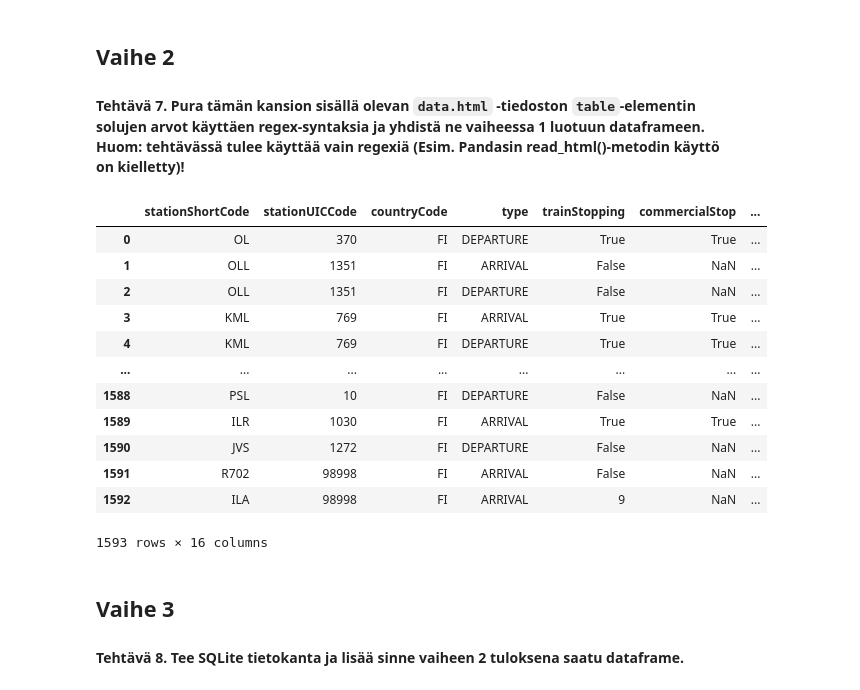
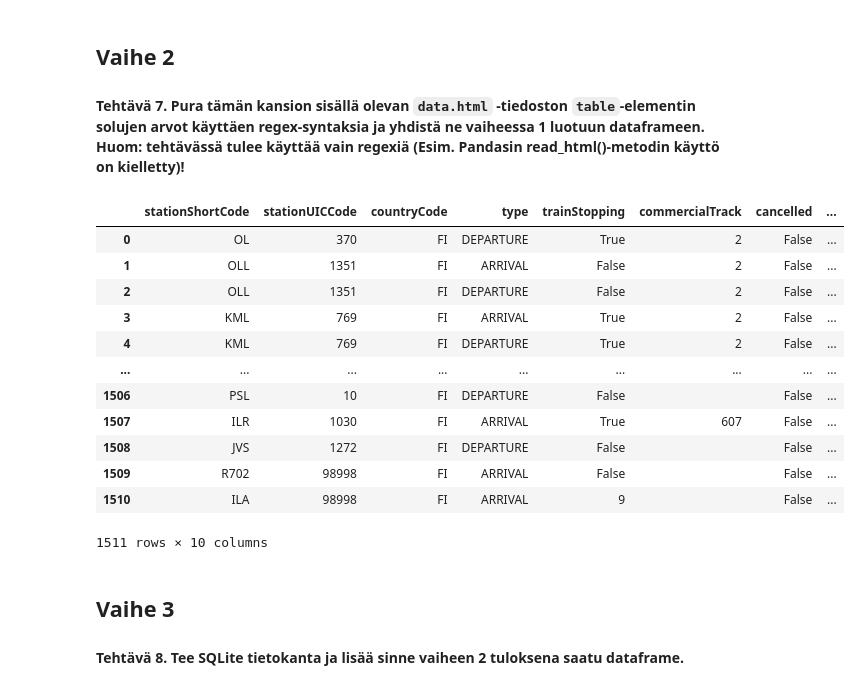
Before and after one commit to sannikattilakoski/datan-esikasittely, a Jupyter notebook: harjoitustyo/harjoitustyo.ipynb, the cells around one changed output. Cells and saved outputs as stored; diff of their text form; code cells hidden in the pictures.

```diff
--- a/harjoitustyo/harjoitustyo.ipynb
+++ b/harjoitustyo/harjoitustyo.ipynb
@@ -64,8 +63,2 @@ train_df
 # %% [markdown]
 #### Tehtävä 3. Poista kaikki muut sarakkeet paitsi `timeTableRows` ja `trainNumber`
-# %%
-#
-# train_pd = train_pd[(train_pd["timeTableRows"]) & (train_pd["trainNumber"])]
-# train_pd
-train_df = train_df.loc[:,["trainNumber","timeTableRows"]]
-train_df
@@ -89,0 +65,3 @@ train_df
+# %%
+train_df = train_df[["trainNumber","timeTableRows"]]
+train_df
@@ -164,58 +158,56 @@ import urllib.request
 # %%
 url = 'file:///C:/Users/sanni/Aida/ttc8030-harjoitukset/harjoitustyo/data.html'
 html = urllib.request.urlopen(url).read()
 html = html.decode()
 
-pattern = r'<th>(.*)</th>' #th:t
-pattern2 = r'<td>\s+(.*?)\s+</td>' #kaikki td:t
+pattern = r'<th>(.*)</th>' # Haetaan th:den sisällä olevat sarakeotsikot
+pattern2 = r'<td>\s+(.*?)\s+</td>' # haetaan td:den sisällä olevat saraketiedot
 ths = re.findall(pattern, html)
 tds = re.findall(pattern2, html)
 # ths
 # tds
 
 actualtime = tds[::10]
 cancelled = tds[1::10]
 commercialtrack =tds[2::10]
 countrycode = tds[3::10]
 scheduledtime = tds[4::10]
 shortcode = tds[5::10]
 uiccode = tds[6::10]
 trainstopping = tds[7::10]
 ttype = tds[8::10]
 trainnumber = tds[9::10]
 
-generated_dataframe = pd.DataFrame({ths[5]:shortcode,
+generated_dataframe = pd.DataFrame({ths[0]:actualtime,
+                                    ths[1]:cancelled,
+                                    ths[2]:commercialtrack,
+                                    ths[3]:countrycode,
+                                    ths[4]:scheduledtime,
+                                    ths[5]:shortcode,
                                     ths[6]:uiccode,
-                                   ths[3]:countrycode,
+                                    ths[7]:trainstopping,
                                     ths[8]:ttype,
-                                   ths[7]:trainstopping,
-                                   ths[2]:commercialtrack,
-                                   ths[1]:cancelled,
-                                   ths[4]:scheduledtime,
-                                   ths[0]:actualtime,
-                                   ths[9]:trainnumber})
+                                    ths[9]:trainnumber})
 
 # generated_dataframe
 
 combined_df = pd.concat([train_l, generated_dataframe])
 combined_df.reset_index(inplace=True,drop=True)
 combined_df
-# eka_rivi = combined_df.iloc[0]
-# eka_rivi
 # %% [output]
-|  | stationShortCode | stationUICCode | countryCode | type | trainStopping | commercialStop | ... |
-| 0 | OL | 370 | FI | DEPARTURE | True | True | ... |
-| 1 | OLL | 1351 | FI | ARRIVAL | False | NaN | ... |
-| 2 | OLL | 1351 | FI | DEPARTURE | False | NaN | ... |
-| 3 | KML | 769 | FI | ARRIVAL | True | True | ... |
-| 4 | KML | 769 | FI | DEPARTURE | True | True | ... |
-| ... | ... | ... | ... | ... | ... | ... | ... |
-| 1588 | PSL | 10 | FI | DEPARTURE | False | NaN | ... |
-| 1589 | ILR | 1030 | FI | ARRIVAL | True | True | ... |
-| 1590 | JVS | 1272 | FI | DEPARTURE | False | NaN | ... |
-| 1591 | R702 | 98998 | FI | ARRIVAL | False | NaN | ... |
-| 1592 | ILA | 98998 | FI | ARRIVAL | 9 | NaN | ... |
+|  | stationShortCode | stationUICCode | countryCode | type | trainStopping | commercialTrack | cancelled | ... |
+| 0 | OL | 370 | FI | DEPARTURE | True | 2 | False | ... |
+| 1 | OLL | 1351 | FI | ARRIVAL | False | 2 | False | ... |
+| 2 | OLL | 1351 | FI | DEPARTURE | False | 2 | False | ... |
+| 3 | KML | 769 | FI | ARRIVAL | True | 2 | False | ... |
+| 4 | KML | 769 | FI | DEPARTURE | True | 2 | False | ... |
+| ... | ... | ... | ... | ... | ... | ... | ... | ... |
+| 1506 | PSL | 10 | FI | DEPARTURE | False |  | False | ... |
+| 1507 | ILR | 1030 | FI | ARRIVAL | True | 607 | False | ... |
+| 1508 | JVS | 1272 | FI | DEPARTURE | False |  | False | ... |
+| 1509 | R702 | 98998 | FI | ARRIVAL | False |  | False | ... |
+| 1510 | ILA | 98998 | FI | ARRIVAL | 9 |  | False | ... |
-1593 rows × 16 columns
+1511 rows × 10 columns
 # %% [markdown]
 ## Vaihe 3
 
```
Also changed, not shown: parts of 7 cells of this notebook, 3 other files.
